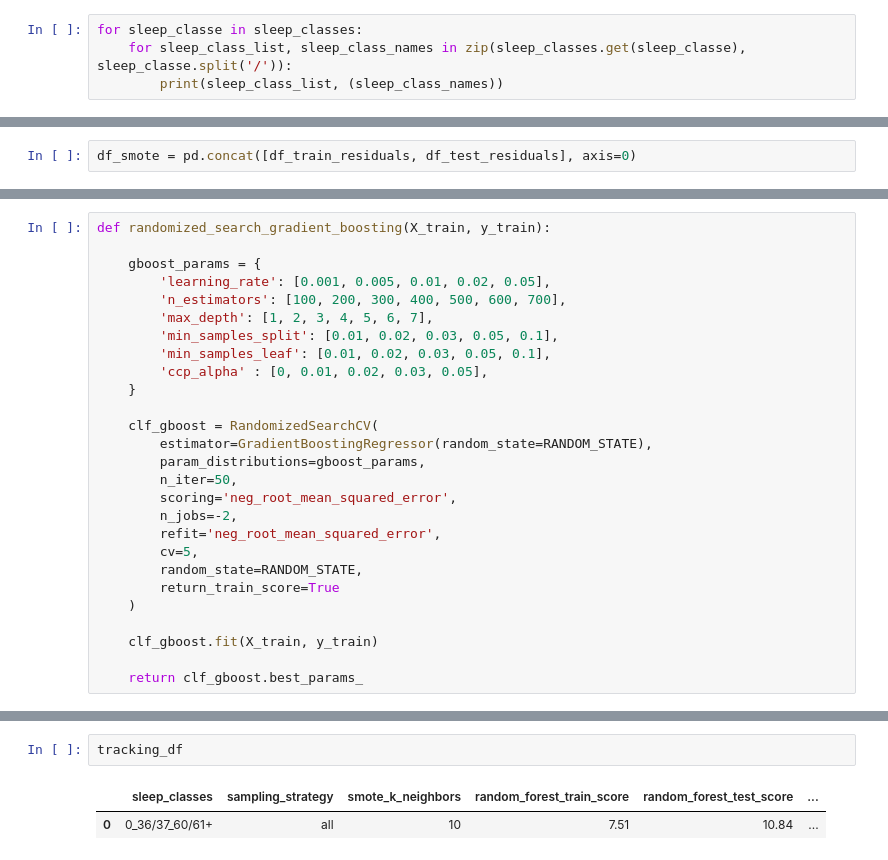
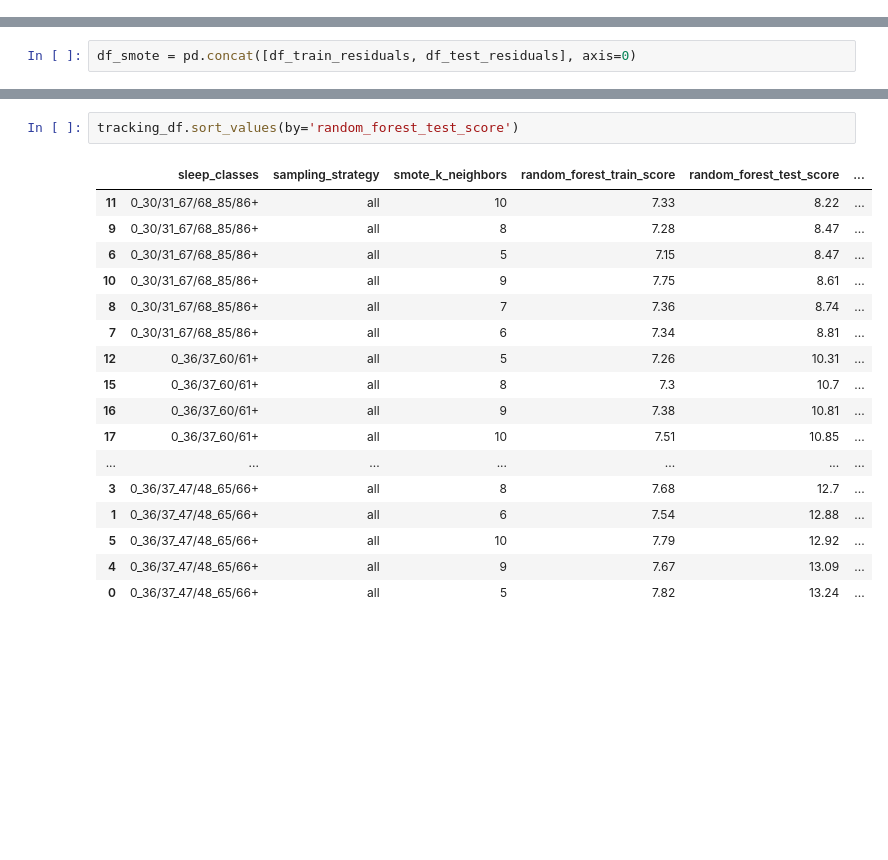
Before and after one commit to irrif/Sleep_score, a Jupyter notebook: sleep_score_regression.ipynb, the cells around one changed output, grey strips where cells are left out. Saved outputs shown, nothing was run; the diff lists cells and outputs as text; blank space fills up the shorter version.

Commit message:
SMOTE

```diff
--- a/sleep_score_regression.ipynb
+++ b/sleep_score_regression.ipynb
@@ -513,7 +441,3 @@ Score
 (85.0, 97.0]      15
 (67.0, 85.0]      13
 Name: count, dtype: int64
-# %%
-for sleep_classe in sleep_classes:
-    for sleep_class_list, sleep_class_names in zip(sleep_classes.get(sleep_classe), sleep_classe.split('/')):
-        print(sleep_class_list, (sleep_class_names))
@@ -559,28 +448 @@ def randomized_search_random_forest(X_train, y_train):
-# %%
-def randomized_search_gradient_boosting(X_train, y_train):
-
-    gboost_params = {
-        'learning_rate': [0.001, 0.005, 0.01, 0.02, 0.05],
-        'n_estimators': [100, 200, 300, 400, 500, 600, 700],
-        'max_depth': [1, 2, 3, 4, 5, 6, 7],
-        'min_samples_split': [0.01, 0.02, 0.03, 0.05, 0.1],
-        'min_samples_leaf': [0.01, 0.02, 0.03, 0.05, 0.1],
-        'ccp_alpha' : [0, 0.01, 0.02, 0.03, 0.05],
-    }
-
-    clf_gboost = RandomizedSearchCV(
-        estimator=GradientBoostingRegressor(random_state=RANDOM_STATE),
-        param_distributions=gboost_params,
-        n_iter=50,
-        scoring='neg_root_mean_squared_error',
-        n_jobs=-2,
-        refit='neg_root_mean_squared_error',
-        cv=5,
-        random_state=RANDOM_STATE,
-        return_train_score=True
-    )
-
-    clf_gboost.fit(X_train, y_train)
-
-    return clf_gboost.best_params_
 # %%
@@ -811,5 +551,20 @@ fill_tracking_df(
-# %%
-tracking_df
-# %% [output]
-|  | sleep_classes | sampling_strategy | smote_k_neighbors | random_forest_train_score | random_forest_test_score | ... |
-| 0 | 0_36/37_60/61+ | all | 10 | 7.51 | 10.84 | ... |
+# %%
+tracking_df.sort_values(by='random_forest_test_score')
+# %% [output]
+|  | sleep_classes | sampling_strategy | smote_k_neighbors | random_forest_train_score | random_forest_test_score | ... |
+| 11 | 0_30/31_67/68_85/86+ | all | 10 | 7.33 | 8.22 | ... |
+| 9 | 0_30/31_67/68_85/86+ | all | 8 | 7.28 | 8.47 | ... |
+| 6 | 0_30/31_67/68_85/86+ | all | 5 | 7.15 | 8.47 | ... |
+| 10 | 0_30/31_67/68_85/86+ | all | 9 | 7.75 | 8.61 | ... |
+| 8 | 0_30/31_67/68_85/86+ | all | 7 | 7.36 | 8.74 | ... |
+| 7 | 0_30/31_67/68_85/86+ | all | 6 | 7.34 | 8.81 | ... |
+| 12 | 0_36/37_60/61+ | all | 5 | 7.26 | 10.31 | ... |
+| 15 | 0_36/37_60/61+ | all | 8 | 7.3 | 10.7 | ... |
+| 16 | 0_36/37_60/61+ | all | 9 | 7.38 | 10.81 | ... |
+| 17 | 0_36/37_60/61+ | all | 10 | 7.51 | 10.85 | ... |
+| ... | ... | ... | ... | ... | ... | ... |
+| 3 | 0_36/37_47/48_65/66+ | all | 8 | 7.68 | 12.7 | ... |
+| 1 | 0_36/37_47/48_65/66+ | all | 6 | 7.54 | 12.88 | ... |
+| 5 | 0_36/37_47/48_65/66+ | all | 10 | 7.79 | 12.92 | ... |
+| 4 | 0_36/37_47/48_65/66+ | all | 9 | 7.67 | 13.09 | ... |
+| 0 | 0_36/37_47/48_65/66+ | all | 5 | 7.82 | 13.24 | ... |
```
Also changed, not shown: parts of 24 cells of this notebook, 2 other files.
